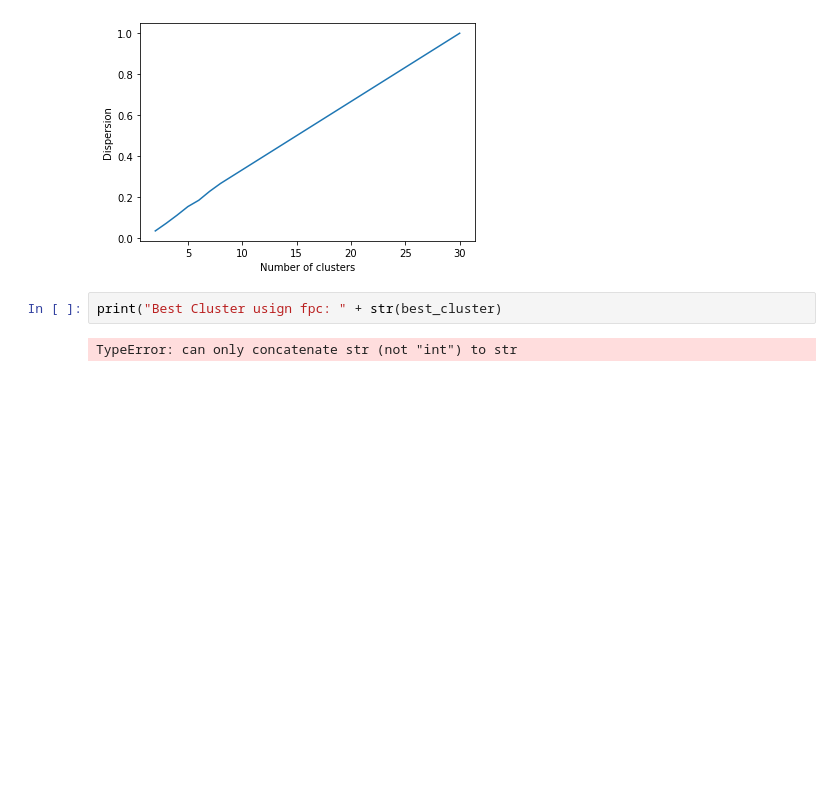
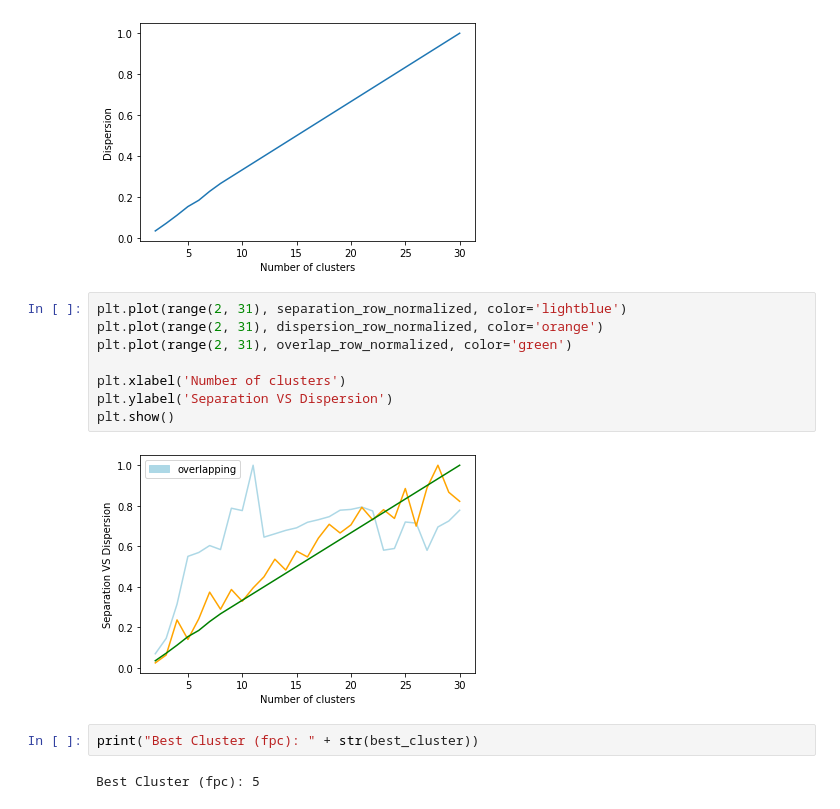
Before and after one commit to Skyquek/FCM-VS-KMEAN-DIABETES, a Jupyter notebook: src/Scikit-Learn Fuzzy C-Mean(FCM) Diabetes - Measure of Dispersion.ipynb, the cells around one changed output. Cells and saved outputs as stored; diff of their text form; blank space fills up the shorter version.

Commit message:
add graph with multiple lines

```diff
--- a/src/Scikit-Learn Fuzzy C-Mean(FCM) Diabetes - Measure of Dispersion.ipynb
+++ b/src/Scikit-Learn Fuzzy C-Mean(FCM) Diabetes - Measure of Dispersion.ipynb
@@ -220,7 +214,17 @@ plt.ylabel('Overlapping')
 plt.show()
 # %% [output]
 [figure]
+# %%
+plt.plot(range(2, 31), separation_row_normalized, color='lightblue')
+plt.plot(range(2, 31), dispersion_row_normalized, color='orange')
+plt.plot(range(2, 31), overlap_row_normalized, color='green')
+
+plt.xlabel('Number of clusters')
+plt.ylabel('Separation VS Dispersion')
+plt.show()
+# %% [output]
+[figure, added]
 # %%
-print("Best Cluster usign fpc: " + str(best_cluster)
+print("Best Cluster (fpc): " + str(best_cluster))
 # %% [output]
-TypeError: can only concatenate str (not "int") to str
+Best Cluster (fpc): 5
```
Also changed, not shown: parts of 2 cells of this notebook.
